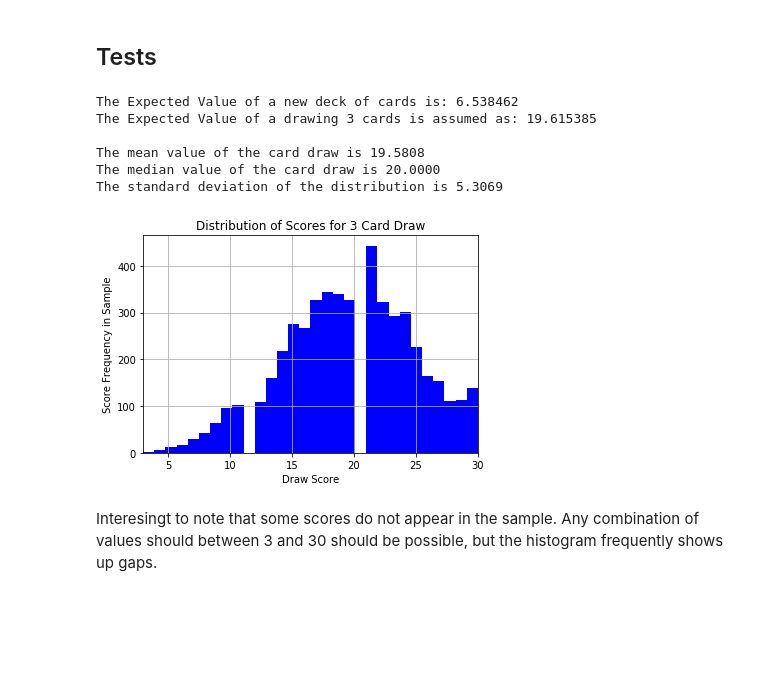
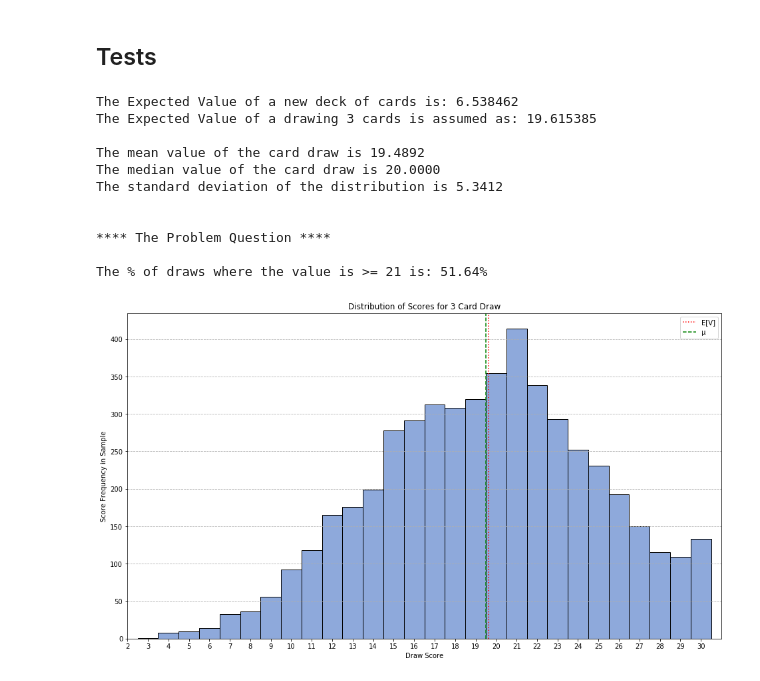
Before and after one commit to vipulpopat/MSCAI_CE4021_Week6, a Jupyter notebook: Etivity6.ipynb, the cells around one changed output. Cells and saved outputs as stored; diff of their text form; code cells hidden in the pictures; blank space fills up the shorter version.

Commit message:
Mostly complete.
Need to re-calculate the Standard Deviation at the end as I restarted the kernel.

```diff
--- a/Etivity6.ipynb
+++ b/Etivity6.ipynb
@@ -66,14 +76,14 @@ def run_test_case(cards_to_draw = 3):
         draw_score += pick_card(card_deck)[0]
         expected_values.append(np.mean(card_deck))
 
-    return (draw_score, *expected_values)
+    return np.array((draw_score, *expected_values))
 
 
-def run_experiment(population_size, cards_to_draw):
+def run_experiment(population_size, cards_to_draw=3):
 
     test_results = np.zeros((population_size, cards_to_draw + 1))
 
     for i in range(population_size):
-        test_results[i] = np.array(run_test_case(cards_to_draw))
+        test_results[i] = run_test_case(cards_to_draw)
 
     return test_results
@@ -82,41 +121,60 @@ def run_experiment(population_size, cards_to_draw):
 # %%
 # Get the Expected Value of a new deck of cards
 # For a single deck of cards, as the probability is a uniform distribution, the mean is the Expected Value
+
+NUM_CARDS = 3
+POP_SIZE = 5000
+
+#####################################################
+# Expected Value
+#####################################################
+
 card_deck = generate_new_deck()
 expected_value = np.mean(card_deck)
 
 print(f"The Expected Value of a new deck of cards is: {expected_value:.6f}")
-print(f"The Expected Value of a drawing 3 cards is assumed as: {3 * expected_value:.6f}")
-print()
+print(f"The Expected Value of a drawing 3 cards is assumed as: {3 * expected_value:.6f}\n")
 
-test_results = run_experiment(5000, 3)
+#####################################################
+# Mean, Median and Standard Deviation
+#####################################################
+
+test_results = run_experiment(POP_SIZE, NUM_CARDS)
 test_draw_scores = test_results[:,0]
 
 draw_score_mean = np.mean(test_draw_scores)
 draw_score_median = np.median(test_draw_scores)
 draw_score_stddev = np.std(test_draw_scores)
 
-# The number of bins is based on the m
-bins = 30
-
 print(f"The mean value of the card draw is {draw_score_mean:.4f}")
 print(f"The median value of the card draw is {draw_score_median:.4f}")
 print(f"The standard deviation of the distribution is {draw_score_stddev:.4f}")
 
-plt.title("Distribution of Scores for 3 Card Draw")
-plt.xlabel("Draw Score")
-plt.ylabel("Score Frequency in Sample")
-plt.xlim(3, 30)
-plt.hist(test_draw_scores, bins, facecolor='blue')
-plt.grid(True)
-plt.show()
+
+hist, bins = np.histogram(test_draw_scores, bins=range(3,31))
+
+print("\n\n**** The Problem Question ****\n")
+print(f"The % of draws where the value is >= 21 is: {np.sum(hist[-10:])/POP_SIZE:.2%}")
+print("\n\n")
+
+#####################################################
+# Graphing the results
+#####################################################
+
+# Adjust the size of the graph as E[V] and mu are very similar
+plt.rcParams["figure.figsize"] = (16,9)
+
+plot_card_draw_distribution(test_draw_scores, expected_value=NUM_CARDS*expected_value, mean=draw_score_mean)
 # %% [output]
 The Expected Value of a new deck of cards is: 6.538462
 The Expected Value of a drawing 3 cards is assumed as: 19.615385
 
-The mean value of the card draw is 19.5808
+The mean value of the card draw is 19.4892
 The median value of the card draw is 20.0000
-The standard deviation of the distribution is 5.3069
+The standard deviation of the distribution is 5.3412
+
+
+**** The Problem Question ****
+
+The % of draws where the value is >= 21 is: 51.64%
-[figure, old version]
+[figure, new version]
-# %% [markdown]
-Interesingt to note that some scores do not appear in the sample.  Any combination of values should between 3 and 30 should be possible, but the histogram frequently shows up gaps.
```
Also changed, not shown: parts of 7 cells of this notebook.
